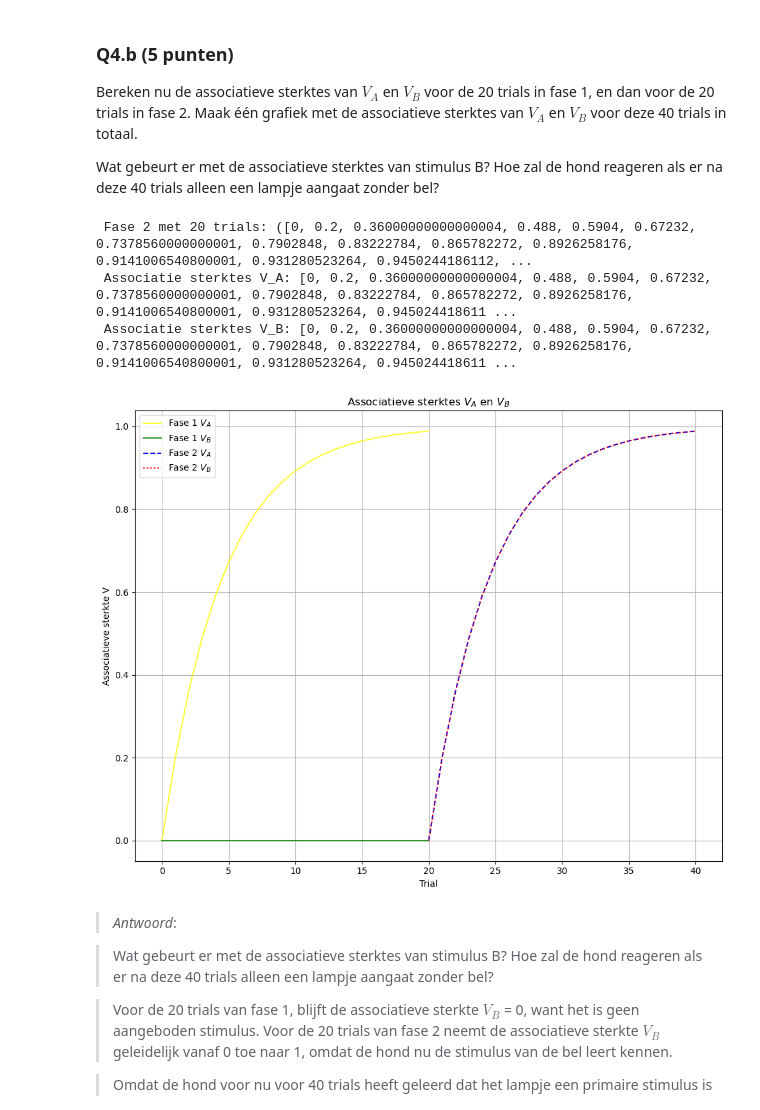
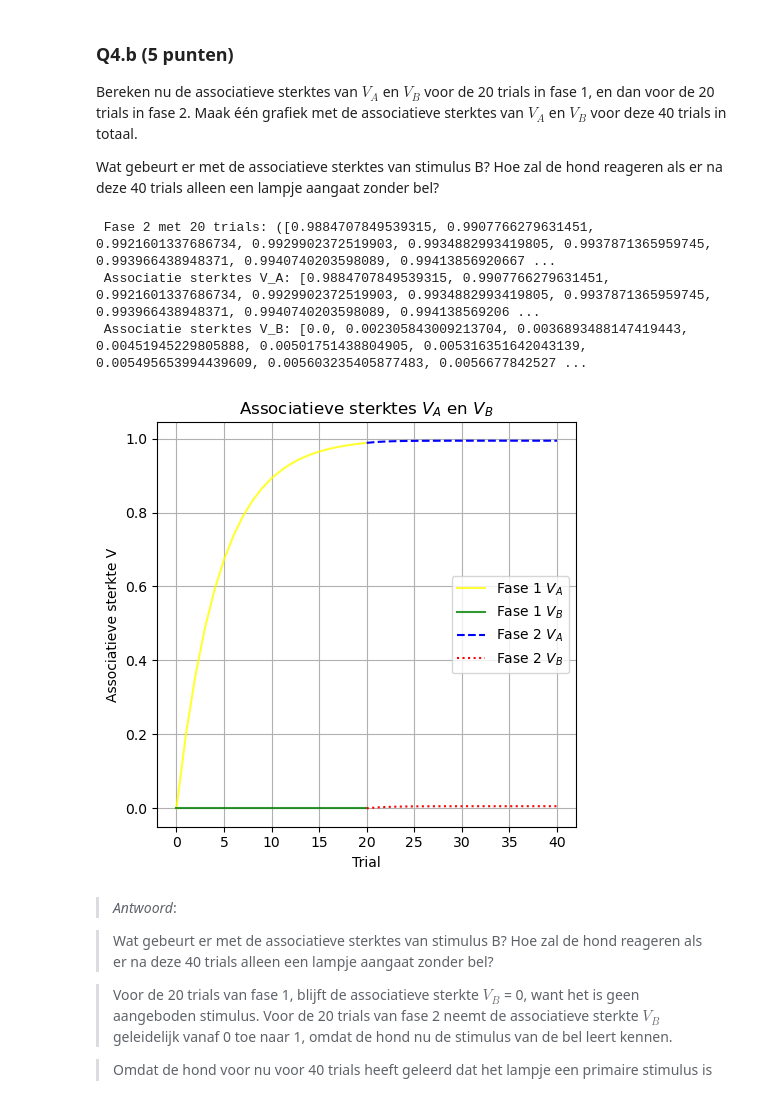
Before and after one commit to xsznr/CogMod, a Jupyter notebook: Assignment 1/Assignment_1.ipynb, the cells around one changed output. Drawn from its saved outputs; the diff is of its cells as text; code cells hidden in the pictures.

Commit message:
rescorla wagner gefixt

```diff
--- a/Assignment 1/Assignment_1.ipynb
+++ b/Assignment 1/Assignment_1.ipynb
@@ -328,27 +328,27 @@ Maak één grafiek met de associatieve sterktes van A ($V_A$), B ($V_B$) en de c
 
 **Let op!** Als het goed is kan $V_A+V_B$ nooit meer zijn dan $V_{max}$.
 # %%
-def rescorla_wagner_cs(alpha_a, alpha_b, v_start, v_max, trials):
-    v_a_list = [v_start]
-    v_b_list = [v_start]
-    v_a_plus_b_list = [v_start]
-    delta_a_list = [alpha_a*(v_max-v_start)]
-    delta_b_list = [alpha_b*(v_max-v_start)]
-    delta_a_plus_b_list = [(alpha_a+alpha_b)*(v_max-v_start)]
+def rescorla_wagner_cs(alpha_a, alpha_b, v_start_a, v_start_b, v_max, trials):
+    v_a_list = [v_start_a]
+    v_b_list = [v_start_b]
+    v_a_plus_b_list = [v_start_a + v_start_b]
+    delta_a_list = [alpha_a*(v_max-(v_start_a + v_start_b))]
+    delta_b_list = [alpha_b*(v_max-(v_start_a + v_start_b))]
+    #delta_a_plus_b_list = [(alpha_a+alpha_b)*(v_max-v_start)]
 
     for _ in range(trials):
         v_a_next = v_a_list[-1] + delta_a_list[-1]
         v_b_next = v_b_list[-1] + delta_b_list[-1]
-        v_a_plus_b_next = v_a_plus_b_list[-1] + delta_a_plus_b_list[-1]
+        v_a_plus_b_next = v_a_next + v_b_next #v_a_plus_b_list[-1] + delta_a_plus_b_list[-1]
         v_a_list.append(v_a_next)
         v_b_list.append(v_b_next)
         v_a_plus_b_list.append(v_a_plus_b_next)
-        delta_a_next = alpha_a*(v_max-v_a_next)
-        delta_b_next = alpha_b*(v_max-v_b_next)
-        delta_a_plus_b_next = (alpha_a+alpha_b)*(v_max-v_a_plus_b_next)
+        delta_a_next = alpha_a*(v_max-(v_a_next + v_b_next))
+        delta_b_next = alpha_b*(v_max-(v_b_next + v_a_next))
+        #delta_a_plus_b_next = (alpha_a+alpha_b)*(v_max-v_a_plus_b_next)
         delta_a_list.append(delta_a_next)
         delta_b_list.append(delta_b_next)
-        delta_a_plus_b_list.append(delta_a_plus_b_next)
+        #delta_a_plus_b_list.append(delta_a_plus_b_next)
 
     return (v_a_list,v_b_list, v_a_plus_b_list, delta_a_list, delta_b_list)
 # %%
@@ -411,7 +411,7 @@ Bij het begin van het experiment zijn alle associatie sterktes 0. Wat is de asso
 # %%
 # TO DO
 # rescorla_wagner_cs(alpha_a, alpha_b, v_start, v_max, trials):
-fase_1 = rescorla_wagner_cs(0.2, 0.0, 0, 1, 20)
+fase_1 = rescorla_wagner_cs(0.2, 0.0, 0, 0, 1, 20)
 fase_1_va, fase_1_vb, fase_1_va_plus_vb = fase_1[0], fase_1[1], fase_1[2]
 print(f" Fase 1 met 20 trials: {fase_1} ")
 
@@ -440,36 +440,36 @@ Bereken nu de associatieve sterktes van $V_A$ en $V_B$ voor de 20 trials in fase
 Wat gebeurt er met de associatieve sterktes van stimulus B? Hoe zal de hond reageren als er na deze 40 trials alleen een lampje aangaat zonder bel?
 # %%
 # TO DO plot
-fase_1 = rescorla_wagner_cs(0.2, 0.0, 0, 1, 20)
-fase_1_va, fase_1_vb, fase_1_va_plus_vb = fase_1[0], fase_1[1], fase_1[2]
+#fase_1 = rescorla_wagner_cs(0.2, 0.0, 0, 1, 20)
+#fase_1_va, fase_1_vb, fase_1_va_plus_vb = fase_1[0], fase_1[1], fase_1[2]
 
-fase_2 = rescorla_wagner_cs(0.2, 0.2, 0, 1, 20)
+fase_2 = rescorla_wagner_cs(0.2, 0.2, fase_1_va[-1], fase_1_vb[-1], 1, 20)
 fase_2_va, fase_2_vb, fase_2_va_plus_vb = fase_2[0], fase_2[1], fase_2[2]
 print(f" Fase 2 met 20 trials: {fase_2} ")
 print(f" Associatie sterktes V_A: {fase_2_va} ")
 print(f" Associatie sterktes V_B: {fase_2_vb} ")
 
 fase_1_x = list(range(len(fase_1_va)))
 fase_2_x = range(len(fase_1_va) - 1, len(fase_2_va) * 2 - 1)
 
-plt.figure(figsize=(10, 8))
+plt.figure(figsize=(5, 5))
 plt.plot(fase_1_x, fase_1_va, label='Fase 1 $V_A$', color='yellow', alpha=0.8)
 plt.plot(fase_1_x, fase_1_vb, label='Fase 1 $V_B$', color='green', alpha=0.8)
 plt.plot(fase_2_x, fase_2_va, label='Fase 2 $V_A$', color='blue', alpha=1, linestyle='dashed')
 plt.plot(fase_2_x, fase_2_vb, label='Fase 2 $V_B$', color='red', alpha=1, linestyle='dotted')
 
 plt.title("Associatieve sterktes $V_A$ en $V_B$")
 plt.xlabel("Trial")
 plt.ylabel("Associatieve sterkte V")
 plt.legend()
 plt.grid(True)
 plt.tight_layout()
 plt.show()
 # %% [output]
- Fase 2 met 20 trials: ([0, 0.2, 0.36000000000000004, 0.488, 0.5904, 0.67232, 0.7378560000000001, 0.7902848, 0.83222784, 0.865782272, 0.8926258176, 0.9141006540800001, 0.931280523264, 0.9450244186112, ...
- Associatie sterktes V_A: [0, 0.2, 0.36000000000000004, 0.488, 0.5904, 0.67232, 0.7378560000000001, 0.7902848, 0.83222784, 0.865782272, 0.8926258176, 0.9141006540800001, 0.931280523264, 0.945024418611 ...
- Associatie sterktes V_B: [0, 0.2, 0.36000000000000004, 0.488, 0.5904, 0.67232, 0.7378560000000001, 0.7902848, 0.83222784, 0.865782272, 0.8926258176, 0.9141006540800001, 0.931280523264, 0.945024418611 ...
+ Fase 2 met 20 trials: ([0.9884707849539315, 0.9907766279631451, 0.9921601337686734, 0.9929902372519903, 0.9934882993419805, 0.9937871365959745, 0.993966438948371, 0.9940740203598089, 0.99413856920667 ...
+ Associatie sterktes V_A: [0.9884707849539315, 0.9907766279631451, 0.9921601337686734, 0.9929902372519903, 0.9934882993419805, 0.9937871365959745, 0.993966438948371, 0.9940740203598089, 0.994138569206 ...
+ Associatie sterktes V_B: [0.0, 0.002305843009213704, 0.0036893488147419443, 0.00451945229805888, 0.00501751438804905, 0.005316351642043139, 0.005495653994439609, 0.005603235405877483, 0.0056677842527 ...
-[figure, old version]
+[figure, new version]
 # %% [markdown]
 > *Antwoord*:
 
```
